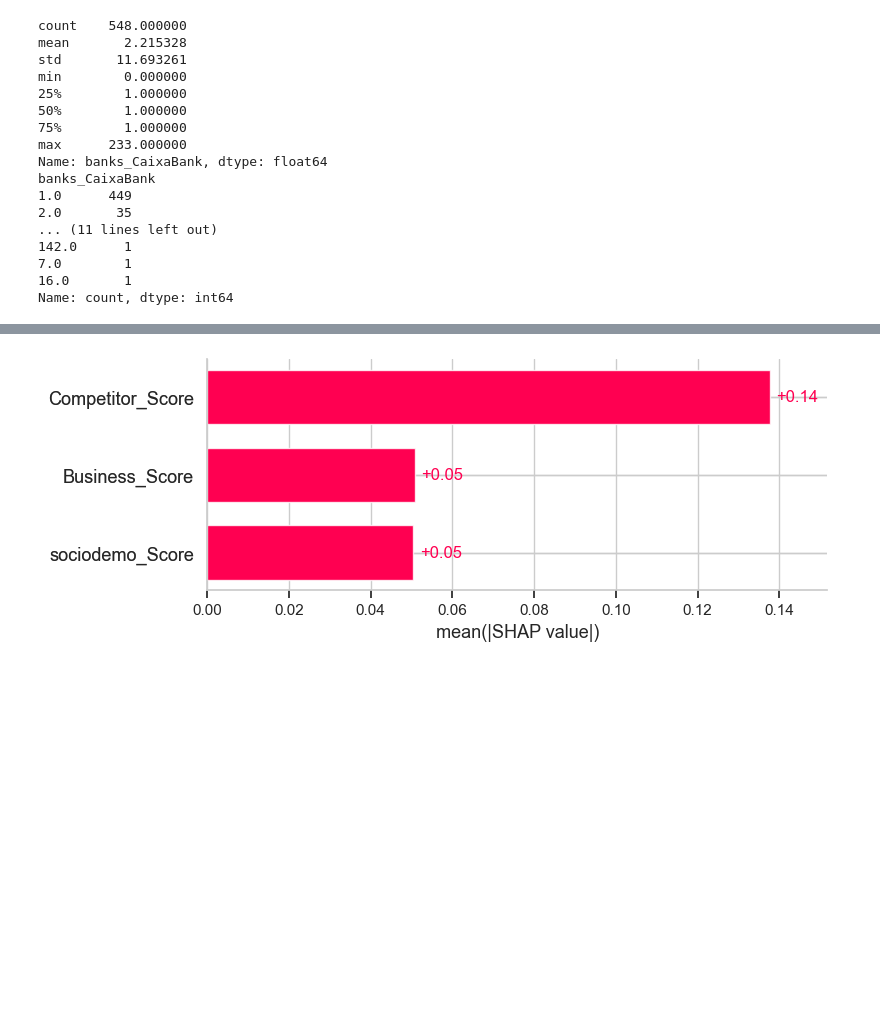
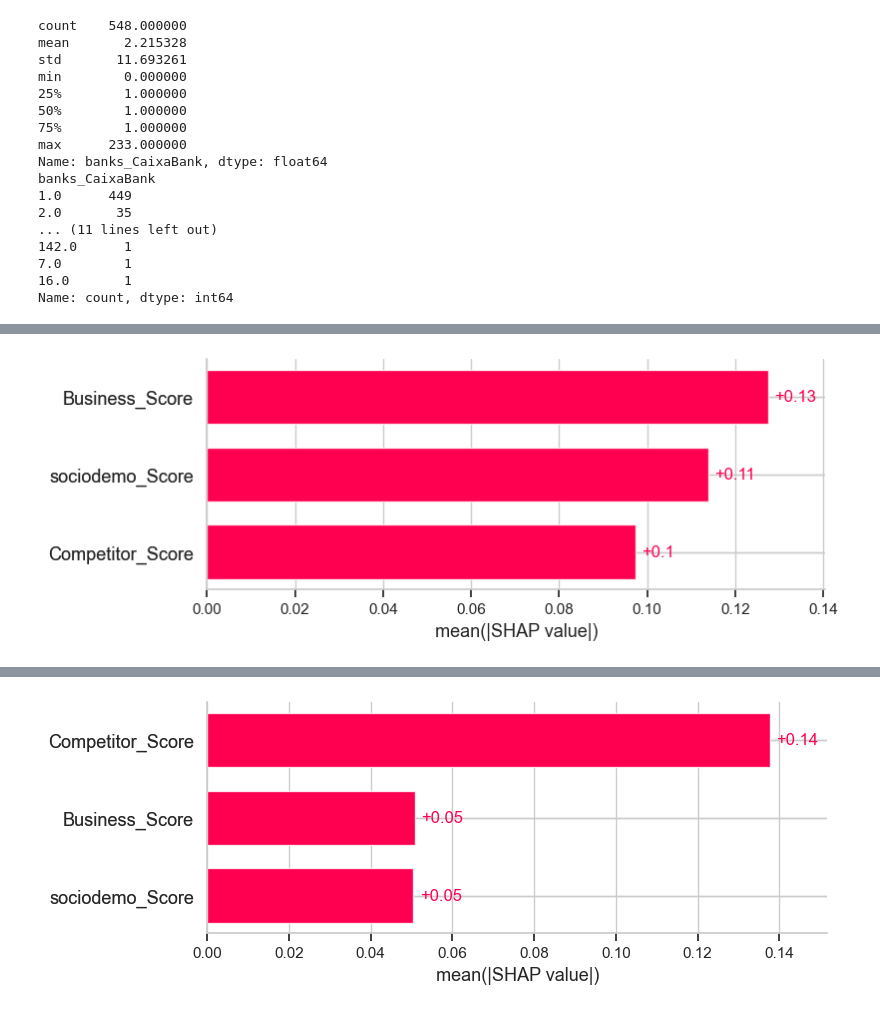
Before and after one commit to soledadmonge/thesis, a Jupyter notebook: merge_features_score_marta_v1.ipynb, the cells around one changed output, grey strips where cells are left out. Cells and saved outputs as stored; diff of their text form; code cells hidden in the pictures; blank space fills up the shorter version.

```diff
--- a/merge_features_score_marta_v1.ipynb
+++ b/merge_features_score_marta_v1.ipynb
@@ -1486,0 +1519,25 @@ plt.show()
+# %%
+# Prepare features and target
+X = df_combined[features]
+y_raw = df_combined['caixabank_level']
+
+# Encode target labels
+le = LabelEncoder()
+y = le.fit_transform(y_raw)
+
+# Apply SMOTE
+smote = SMOTE(random_state=42)
+X_resampled, y_resampled = smote.fit_resample(X, y)
+
+# Train-test split (stratified)
+X_train, X_test, y_train, y_test = train_test_split(
+    X_resampled, y_resampled, test_size=0.2, stratify=y_resampled, random_state=42
+)
+
+# Train model
+clf = GradientBoostingClassifier(random_state=42)
+clf.fit(X_train, y_train)
+
+# Predict and evaluate
+y_pred = clf.predict(X_test)
+print(classification_report(y_test, y_pred, target_names=le.classes_))
@@ -1486,0 +1555,12 @@ plt.show()
+# %%
+# Create SHAP explainer using predict_proba
+explainer = shap.Explainer(clf.predict_proba, X_train)
+
+# Compute SHAP values for test set
+shap_values = explainer(X_test)
+
+# Plot bar chart of mean(|SHAP|) values
+# Bar plot for class 0 (or any specific class index)
+shap.plots.bar(shap_values[..., 0], max_display=10)
+# %% [output]
+[figure, added]
```
Also changed, not shown: parts of 34 cells of this notebook.
